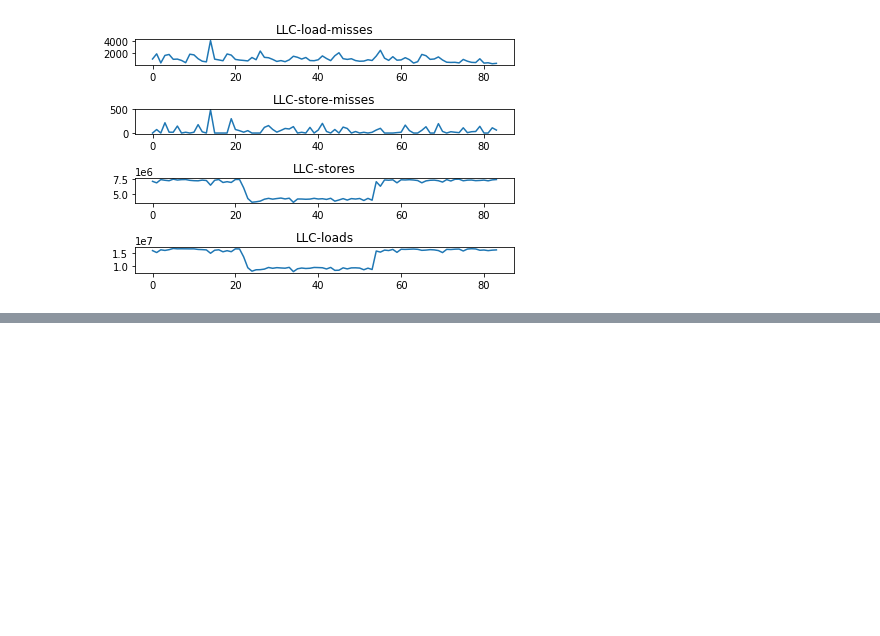
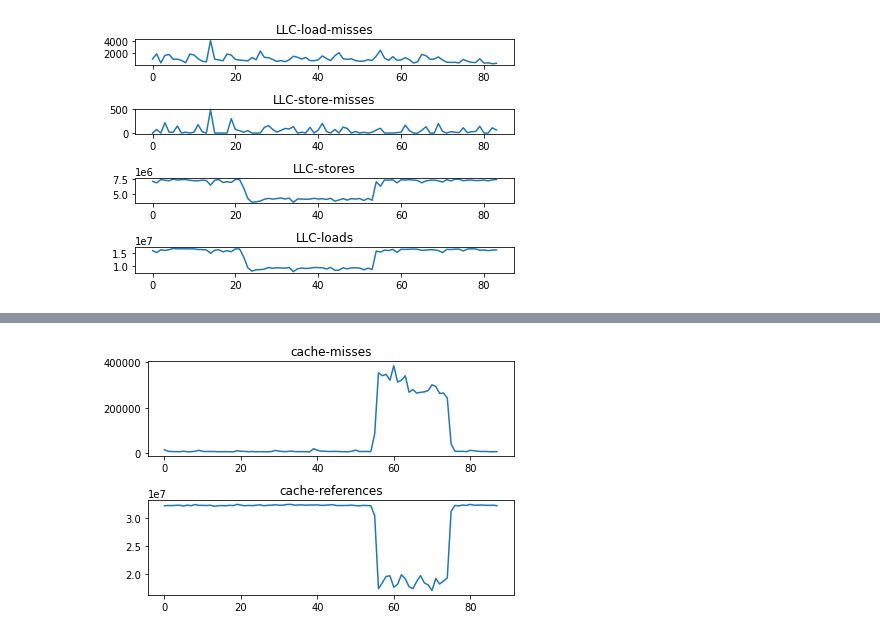
Before and after one commit to theleos88/ml-for-highspeed-networks, a Jupyter notebook: data/analysis/Data-analysis.ipynb, the cells around one changed output, grey strips where cells are left out. Drawn from its saved outputs; the diff is of its cells as text; code cells hidden in the pictures; blank space fills up the shorter version.

```diff
--- a/data/analysis/Data-analysis.ipynb
+++ b/data/analysis/Data-analysis.ipynb
@@ -174,0 +189,4 @@ plot_stats(["LLC-load-misses", "LLC-store-misses", "LLC-stores", "LLC-loads"], "
+# %%
+plot_stats(["cache-misses", "cache-references"], "fastclick-positive-resource.csv")
+# %% [output]
+[figure, added]
```
Also changed, not shown: parts of 16 cells of this notebook, 3 other files.
